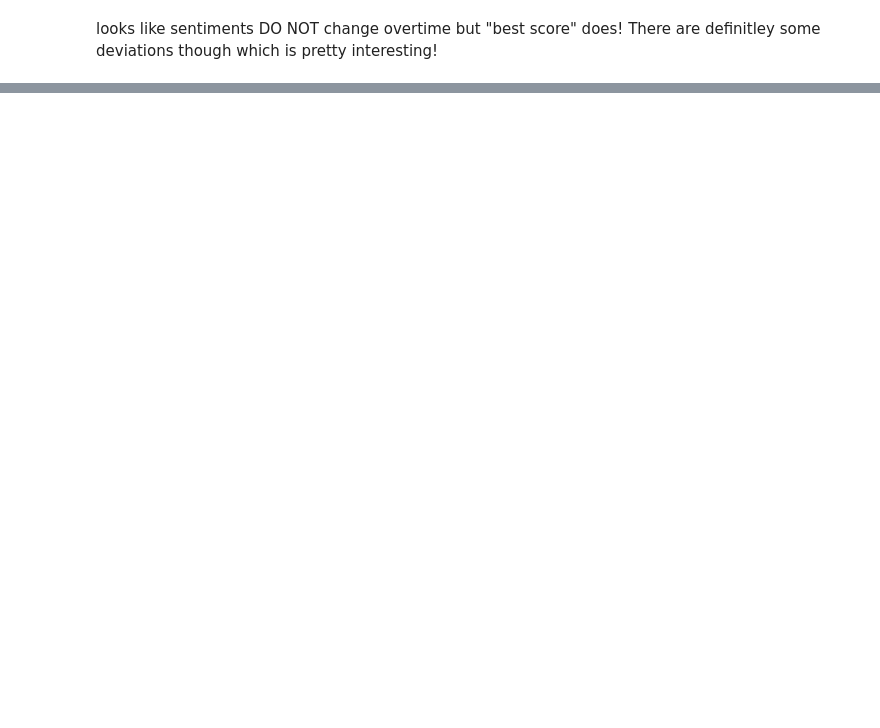
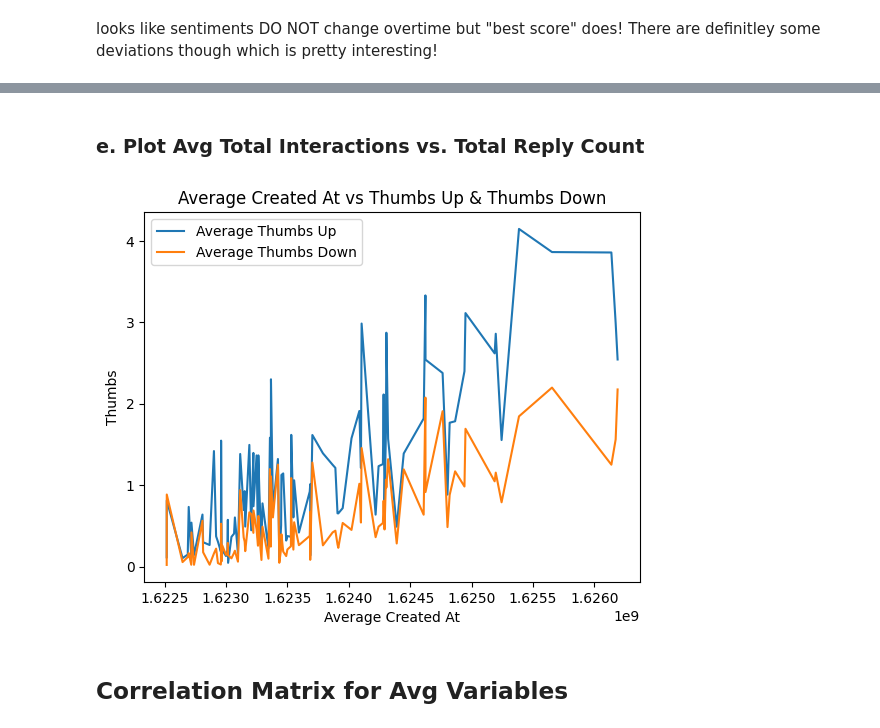
Before and after one commit to victoriab027/RecipeReviews, a Jupyter notebook: notebook.ipynb, the cells around one changed output, grey strips where cells are left out. Saved outputs shown, nothing was run; the diff lists cells and outputs as text; code cells hidden in the pictures; blank space fills up the shorter version.

```diff
--- a/notebook.ipynb
+++ b/notebook.ipynb
@@ -193,0 +302,19 @@ looks like sentiments DO NOT change overtime but "best score" does! There are de
+# %% [markdown]
+### e. Plot Avg Total Interactions vs. Total Reply Count
+# %%
+sorted_created_at = avg_length.sort_values(by='avg_created_at')
+plt.plot(sorted_created_at['avg_created_at'], sorted_created_at['avg_thumbs_up'], label='Average Thumbs Up')
+plt.plot(sorted_created_at['avg_created_at'], sorted_created_at['avg_thumbs_down'], label='Average Thumbs Down')
+
+# Adding labels and title
+plt.xlabel('Average Created At')
+plt.ylabel('Thumbs')
+plt.title('Average Created At vs Thumbs Up & Thumbs Down')
+plt.legend()
+
+# Show plot
+plt.show()
+# %% [output]
+[figure, added]
+# %% [markdown]
+## Correlation Matrix for Avg Variables
```
Also changed, not shown: parts of 60 cells of this notebook.
